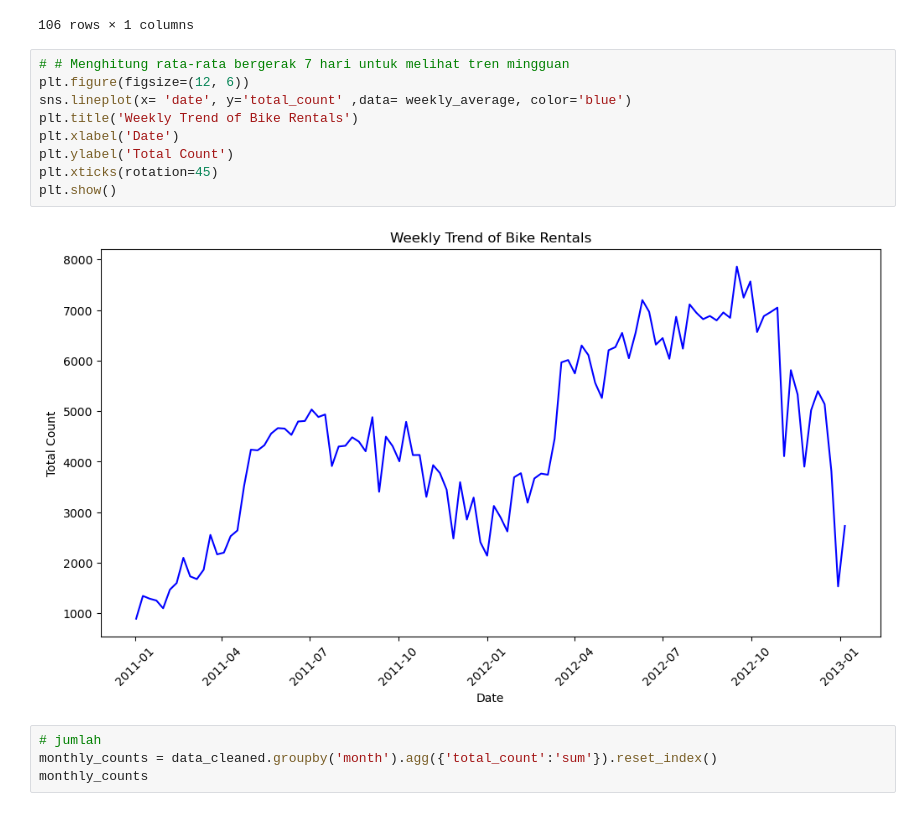
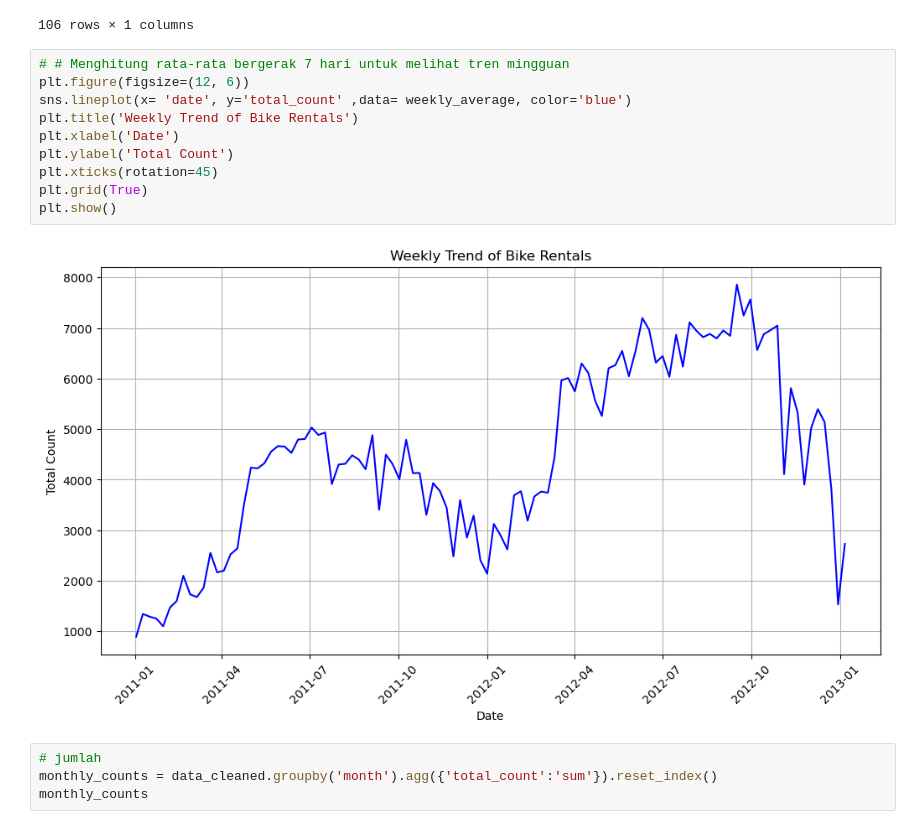
Before and after one commit to AkuKamuKitaBersama/Kita, a Jupyter notebook: notebook.ipynb, the cells around one changed output. Cells and saved outputs as stored; diff of their text form.

Commit message:
Fix: add plot grid

```diff
--- a/notebook.ipynb
+++ b/notebook.ipynb
@@ -416,14 +416,15 @@ weekly_average
 # %%
 # # Menghitung rata-rata bergerak 7 hari untuk melihat tren mingguan
 plt.figure(figsize=(12, 6))
 sns.lineplot(x= 'date', y='total_count' ,data= weekly_average, color='blue')
 plt.title('Weekly Trend of Bike Rentals')
 plt.xlabel('Date')
 plt.ylabel('Total Count')
 plt.xticks(rotation=45)
+plt.grid(True)
 plt.show()
 # %% [output]
-[figure, old version]
+[figure, new version]
 # %%
 # jumlah
 monthly_counts = data_cleaned.groupby('month').agg({'total_count':'sum'}).reset_index()
```
Also changed, not shown: parts of 1 cell of this notebook, 1 other file.
